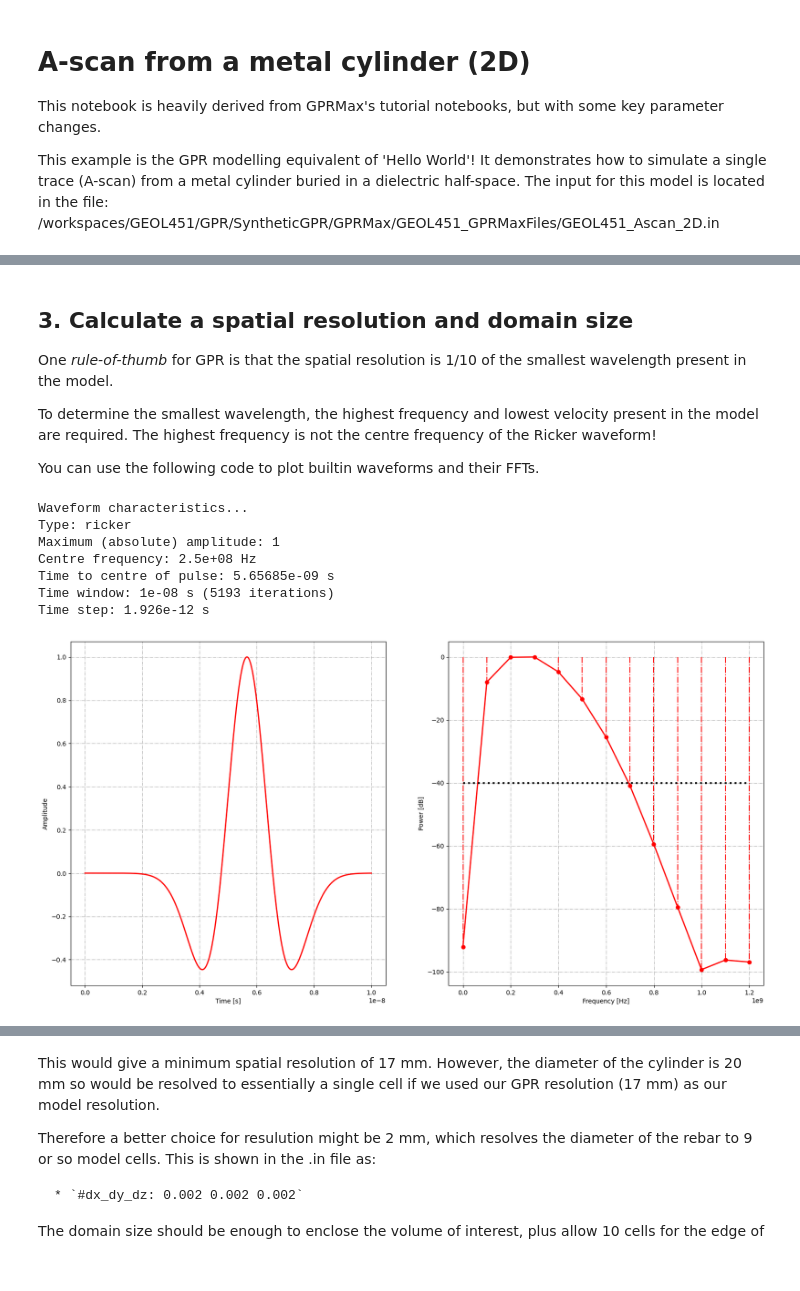
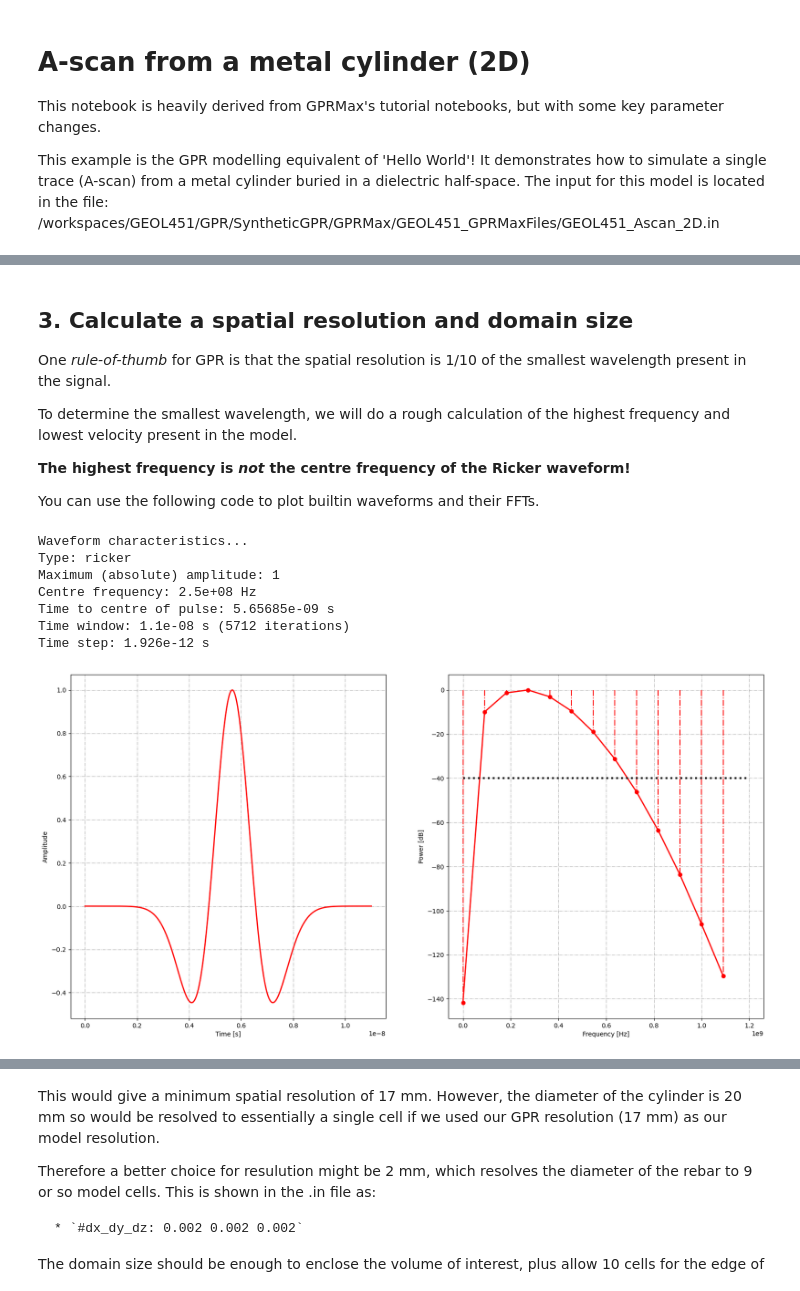
Before and after one commit to RJbalikian/GEOL451, a Jupyter notebook: GPR/SyntheticGPR/GEOL451_GPRMaxFiles/GEOL451_Ascan_250MHz_2D.ipynb, the cells around one changed output, grey strips where cells are left out. Cells and saved outputs as stored; diff of their text form; code cells hidden in the pictures.

```diff
--- a/GPR/SyntheticGPR/GEOL451_GPRMaxFiles/GEOL451_Ascan_250MHz_2D.ipynb
+++ b/GPR/SyntheticGPR/GEOL451_GPRMaxFiles/GEOL451_Ascan_250MHz_2D.ipynb
@@ -56,36 +67,38 @@ The Ricker waveform is created with the ``#waveform`` command, specifying an amp
 
 ## 3. Calculate a spatial resolution and domain size
 
-One *rule-of-thumb* for GPR is that the spatial resolution is 1/10 of the smallest wavelength present in the model.
+One *rule-of-thumb* for GPR is that the spatial resolution is 1/10 of the smallest wavelength present in the signal.
 
-To determine the smallest wavelength, the highest frequency and lowest velocity present in the model are required. The highest frequency is not the centre frequency of the Ricker waveform!
+To determine the smallest wavelength, we will do a rough calculation of the highest frequency and lowest velocity present in the model.
+
+**The highest frequency is ***not*** the centre frequency of the Ricker waveform!**
 
 You can use the following code to plot builtin waveforms and their FFTs.
 # %%
 %matplotlib inline
 from gprMax.waveforms import Waveform
 from tools.plot_source_wave import check_timewindow, mpl_plot
 import matplotlib.pyplot as plt
 
 w = Waveform()
 w.type = 'ricker'
 w.amp = 1
 w.freq = 250e6
-timewindow = 1e-8
+timewindow = 1.1e-8
 dt = 1.926e-12
 
 timewindow, iterations = check_timewindow(timewindow, dt)
 plt.close()
 plt = mpl_plot(w, timewindow, dt, iterations, fft=True)
 plt.hlines(y=[-40], xmin=0, xmax=1.2e9, linestyles='dotted', linewidths=3, colors='k')
 plt.show()
 # %% [output]
 Waveform characteristics...
 Type: ricker
 Maximum (absolute) amplitude: 1
 Centre frequency: 2.5e+08 Hz
 Time to centre of pulse: 5.65685e-09 s
-Time window: 1e-08 s (5193 iterations)
+Time window: 1.1e-08 s (5712 iterations)
 Time step: 1.926e-12 s
-[figure, old version]
+[figure, new version]
 # %% [markdown]
```
Also changed, not shown: parts of 47 cells of this notebook, 2 other files.
